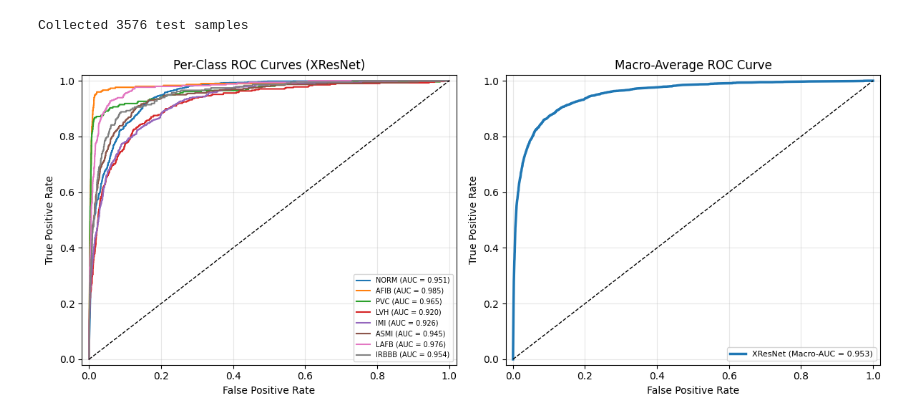
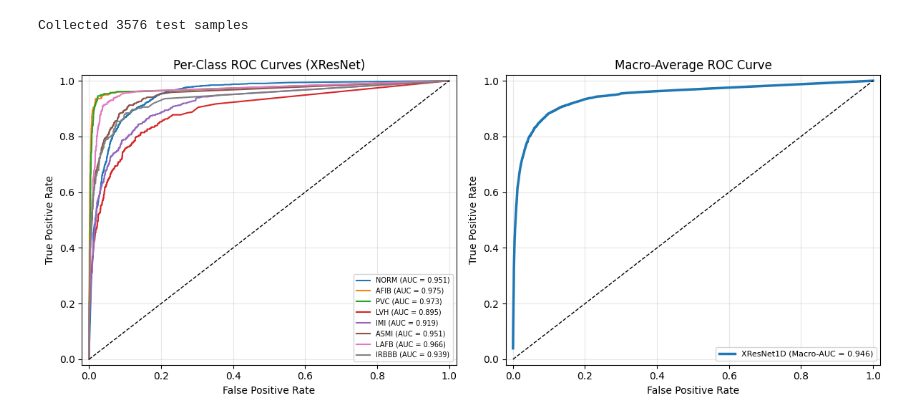
Before and after one commit to Shreeshtee12/Hybrid-CNN-Transformer-ECG, a Jupyter notebook: notebooks/individual_notebooks/xResnet1D.ipynb, the cells around one changed output. Drawn from its saved outputs; the diff is of its cells as text; code cells hidden in the pictures.

```diff
--- a/notebooks/individual_notebooks/xResnet1D.ipynb
+++ b/notebooks/individual_notebooks/xResnet1D.ipynb
@@ -120,13 +183,16 @@ import numpy as np
 from sklearn.metrics import roc_auc_score
 
 device = torch.device("cuda" if torch.cuda.is_available() else "cpu")
+
+# FIX 5: Use true XResNet1d (3 block groups, 8 classes)
 model = XResNet1d(
-    [2, 2, 2, 2],
     input_channels=12,
-    num_classes=len(target_labels)
+    num_classes=len(target_labels),  # 8
+    n_blocks=(2, 2, 2)               # 3 residual block groups
 ).to(device)
 
-criterion = nn.BCEWithLogitsLoss()
+# NOTE: Model now outputs Sigmoid, so use BCELoss (not BCEWithLogitsLoss)
+criterion = nn.BCELoss()
 optimizer = torch.optim.Adam(model.parameters(), lr=0.001)
 
 epochs = 100
@@ -143,17 +209,15 @@ for epoch in range(epochs):
         signals, labels = signals.to(device), labels.to(device)
 
         optimizer.zero_grad()
-        outputs = model(signals)
+        outputs = model(signals)  # already sigmoid activated
         loss = criterion(outputs, labels)
 
         loss.backward()
         optimizer.step()
 
-        #  loss (sample-wise)
         total_loss += loss.item() * signals.size(0)
 
-        # Accuracy
-        preds = (torch.sigmoid(outputs) > 0.5).float()
+        preds = (outputs > 0.5).float()
         correct += (preds == labels).sum().item()
         total += labels.numel()
 
@@ -176,7 +240,7 @@ for epoch in range(epochs):
 
             val_loss += loss.item() * signals.size(0)
 
-            val_preds.append(torch.sigmoid(outputs).cpu().numpy())
+            val_preds.append(outputs.cpu().numpy())
             val_labels_list.append(labels.cpu().numpy())
 
     val_loss /= len(val_loader.dataset)
@@ -196,7 +260,8 @@ for epoch in range(epochs):
         "train_loss": train_loss,
         "train_accuracy": train_acc,
         "val_loss": val_loss,
-        "val_auc": val_auc})
+        "val_auc": val_auc
+    })
 
     # ================= PRINT =================
     print(f"Epoch {epoch+1} | Train Loss: {train_loss:.4f} | Train Acc: {train_acc:.4f} | Val Loss: {val_loss:.4f} | Val AUC: {val_auc:.4f}")
@@ -257,7 +322,7 @@ y_true_xresnet = []
 y_pred_xresnet = []
 
 with torch.no_grad():
-    for signals, labels in tqdm(test_loader, desc='Evaluating XResNet'):
+    for signals, labels in tqdm(test_loader, desc='Evaluating XResNet1D'):
         signals = signals.to(device)
         outputs = model(signals)
         y_pred_xresnet.append(torch.sigmoid(outputs).cpu().numpy())
@@ -333,33 +398,32 @@ axes[0].grid(alpha=0.3)
 # RIGHT: Macro-average ROC
 all_fpr = np.unique(np.concatenate([fpr_dict[i] for i in fpr_dict]))
 
 mean_tpr = np.zeros_like(all_fpr)
 
 for i in fpr_dict:
     mean_tpr += np.interp(all_fpr, fpr_dict[i], tpr_dict[i])
 
 mean_tpr /= len(fpr_dict)
 
 macro_auc = auc(all_fpr, mean_tpr)
 
 axes[1].plot(all_fpr, mean_tpr,
              lw=2.5,
-             label=f'XResNet (Macro-AUC = {macro_auc:.3f})')
+             label=f'XResNet1D (Macro-AUC = {macro_auc:.3f})')
 
 # Diagonal
 axes[1].plot([0, 1], [0, 1], 'k--', lw=1)
-
 axes[1].set_xlim([-0.02, 1.02])
 axes[1].set_ylim([-0.02, 1.02])
 axes[1].set_title('Macro-Average ROC Curve')
 axes[1].set_xlabel('False Positive Rate')
 axes[1].set_ylabel('True Positive Rate')
 axes[1].legend(fontsize=8)
 axes[1].grid(alpha=0.3)
 
 # Layout + Save
 plt.tight_layout()
 plt.savefig('xresnet_roc_model.png', dpi=300, bbox_inches='tight')
 plt.show()
 # %% [output]
-[figure, old version]
+[figure, new version]
```
Also changed, not shown: parts of 5 cells of this notebook.
